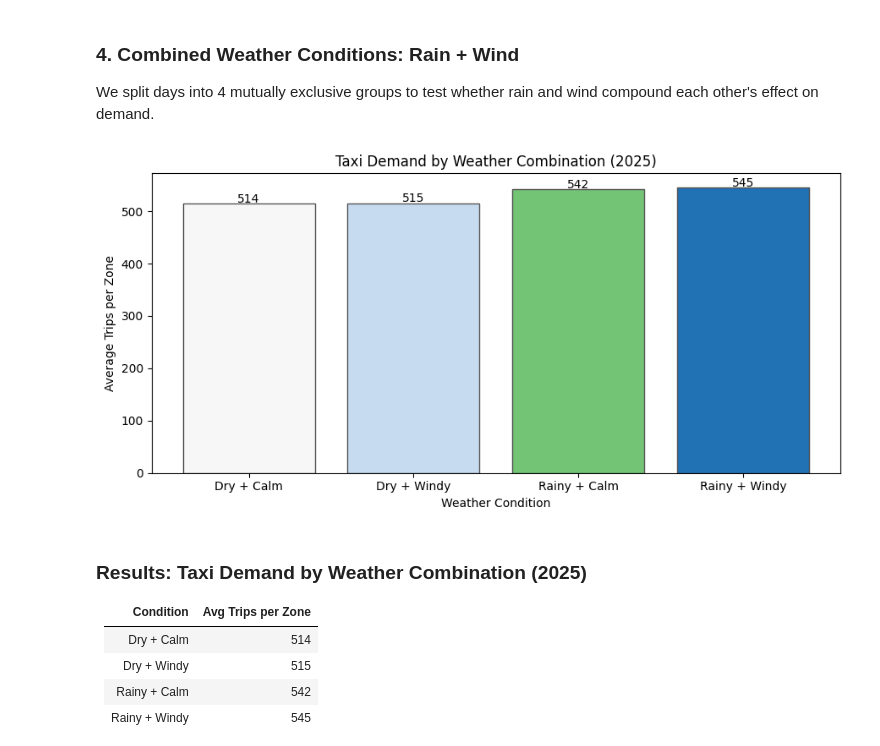
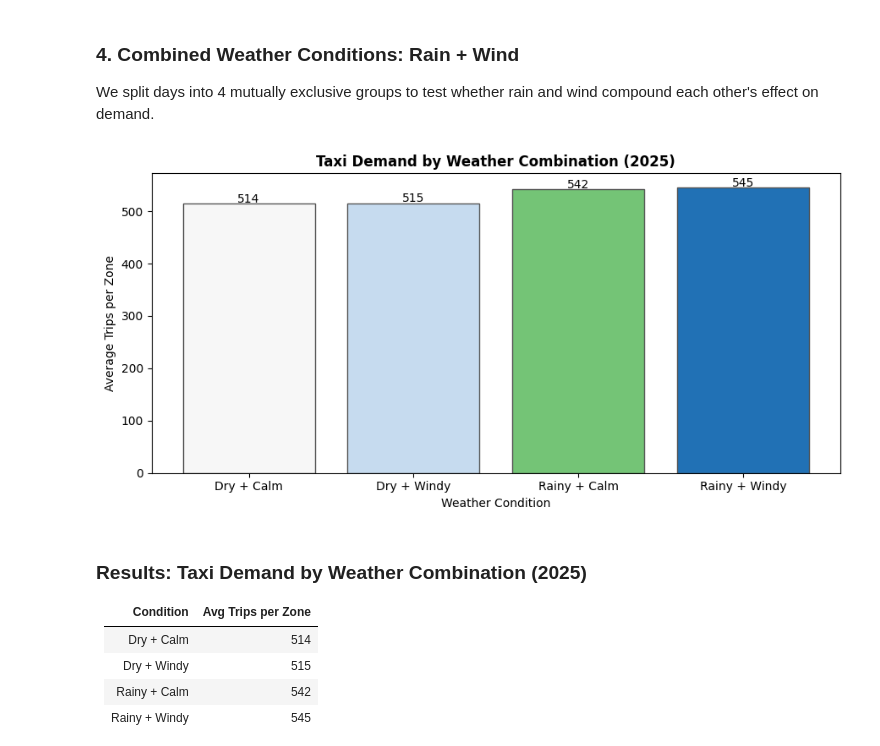
Before and after one commit to mmmmkk/DE-Final-Project-Group-Metropolitan, a Jupyter notebook: hypothesis_1_analysis.ipynb, the cells around one changed output. Drawn from its saved outputs; the diff is of its cells as text; code cells hidden in the pictures.

```diff
--- a/hypothesis_1_analysis.ipynb
+++ b/hypothesis_1_analysis.ipynb
@@ -161,7 +156,7 @@ fig, axes = plt.subplots(1, 2, figsize=(12, 4.5))
 wind_effect = df_2025.groupby("windy_day")["trips_pickup_yellow"].mean()
 ax = axes[0]
 bars = ax.bar(["Not Windy", "Windy"], wind_effect.values, color=["#c6dbef", "#2171b5"])
-ax.set_title("Taxi Demand: Windy vs Not Windy (2025)")
+ax.set_title("Taxi Demand: Windy vs Not Windy (2025)", fontweight="bold")
 ax.set_ylabel("Average Trips per Zone")
 for bar, v in zip(bars, wind_effect.values):
     ax.text(bar.get_x() + bar.get_width() / 2, v + 3, f"{v:.0f}", ha="center")
@@ -172,7 +167,7 @@ df_2025["snowy_day"] = (df_2025["snow"].fillna(0) > 0).astype(int)
 snow_effect = df_2025.groupby("snowy_day")["trips_pickup_yellow"].mean()
 ax = axes[1]
 bars = ax.bar(["No Snow", "Snow"], snow_effect.values, color=["#c6dbef", "#238b45"])
-ax.set_title("Taxi Demand: Snowy vs Non-Snowy Day (2025)")
+ax.set_title("Taxi Demand: Snowy vs Non-Snowy Day (2025)", fontweight="bold")
 ax.set_ylabel("Average Trips per Zone")
 for bar, v in zip(bars, snow_effect.values):
     ax.text(bar.get_x() + bar.get_width() / 2, v + 3, f"{v:.0f}", ha="center")
@@ -213,13 +208,12 @@ df_2025["prcp_bin"] = pd.cut(
     labels=["None (0mm)", "Trace (0–2mm)", "Light (2–10mm)", "Moderate (10–25mm)", "Heavy (25mm+)"]
 )
 
-# Mean trips per zone for each precipitation bucket
 prcp_effect = df_2025.groupby("prcp_bin", observed=True)["trips_pickup_yellow"].mean()
 
 fig, ax = plt.subplots(figsize=(9, 4.5))
-colors = ["#f7fbff", "#c6dbef", "#6baed6", "#2171b5", "#08306b"]  # dark = heavy rain
+colors = ["#f7fbff", "#c6dbef", "#6baed6", "#2171b5", "#08306b"]
 bars = ax.bar(prcp_effect.index.astype(str), prcp_effect.values, color=colors)
-ax.set_title("Taxi Demand by Precipitation Intensity (2025)")
+ax.set_title("Taxi Demand by Precipitation Intensity (2025)", fontweight="bold")
 ax.set_xlabel("Precipitation Range")
 ax.set_ylabel("Average Trips per Zone")
 for bar, v in zip(bars, prcp_effect.values):
@@ -259,12 +253,11 @@ df_2025["temp_bin"] = pd.cut(
     labels=["Below 0°C", "0–5°C", "5–10°C", "10–15°C", "15–20°C", "20–25°C", "Above 25°C"]
 )
 
-# Mean trips per zone for each temperature bucket
 temp_bin_effect = df_2025.groupby("temp_bin", observed=True)["trips_pickup_yellow"].mean()
 
 fig, ax = plt.subplots(figsize=(10, 4.5))
 bars = ax.bar(temp_bin_effect.index.astype(str), temp_bin_effect.values, color="#6baed6")
-ax.set_title("Taxi Demand by Temperature Range (2025)")
+ax.set_title("Taxi Demand by Temperature Range (2025)", fontweight="bold")
 ax.set_xlabel("Temperature Range")
 ax.set_ylabel("Average Trips per Zone")
 for bar, v in zip(bars, temp_bin_effect.values):
@@ -298,27 +291,27 @@ We split days into 4 mutually exclusive groups to test whether rain and wind com
 # %%
 # Split days into 4 mutually exclusive groups: rain × wind
 # Tests whether the two conditions interact (i.e. rain+wind > rain alone + wind alone)
 df_2025 = df[df["year"] == 2025].dropna(subset=["windy_day", "rainy_day"]).copy()
 df_2025["weather_combo"] = df_2025.apply(
     lambda r: ("Rainy" if r["rainy_day"] else "Dry") + " + " + ("Windy" if r["windy_day"] else "Calm"),
     axis=1
 )
 
 combo_order = ["Dry + Calm", "Dry + Windy", "Rainy + Calm", "Rainy + Windy"]
 combo_effect = df_2025.groupby("weather_combo")["trips_pickup_yellow"].mean().reindex(combo_order)
 
 fig, ax = plt.subplots(figsize=(9, 4.5))
 colors = ["#f7f7f7", "#c6dbef", "#74c476", "#2171b5"]
 bars = ax.bar(combo_effect.index, combo_effect.values, color=colors, edgecolor="#555")
-ax.set_title("Taxi Demand by Weather Combination (2025)")
+ax.set_title("Taxi Demand by Weather Combination (2025)", fontweight="bold")
 ax.set_ylabel("Average Trips per Zone")
 ax.set_xlabel("Weather Condition")
 for bar, v in zip(bars, combo_effect.values):
     ax.text(bar.get_x() + bar.get_width() / 2, v + 2, f"{v:.0f}", ha="center")
 plt.tight_layout()
 plt.show()
 # %% [output]
-[figure, old version]
+[figure, new version]
 # %% [markdown]
 ### Results: Taxi Demand by Weather Combination (2025)
 
```
Also changed, not shown: parts of 7 cells of this notebook.
